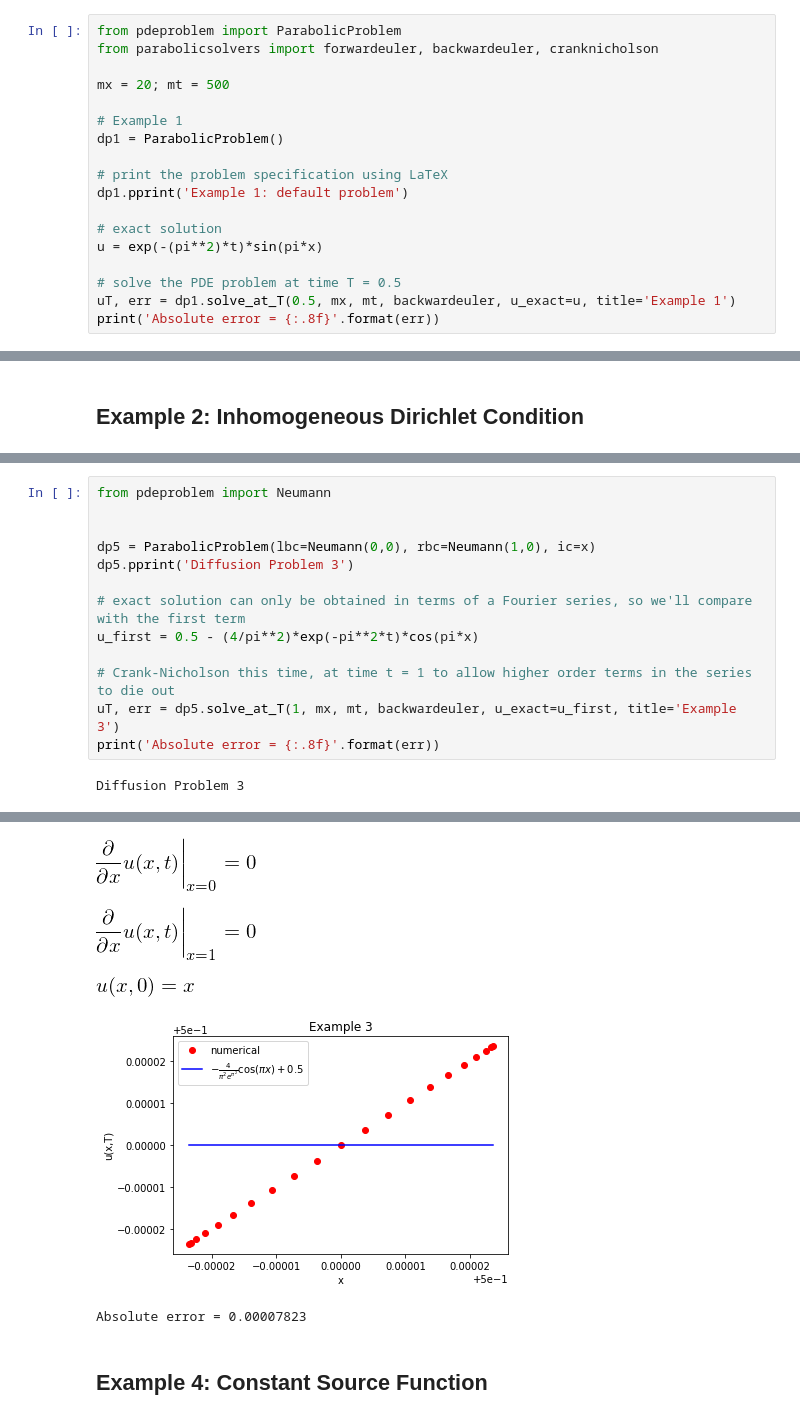
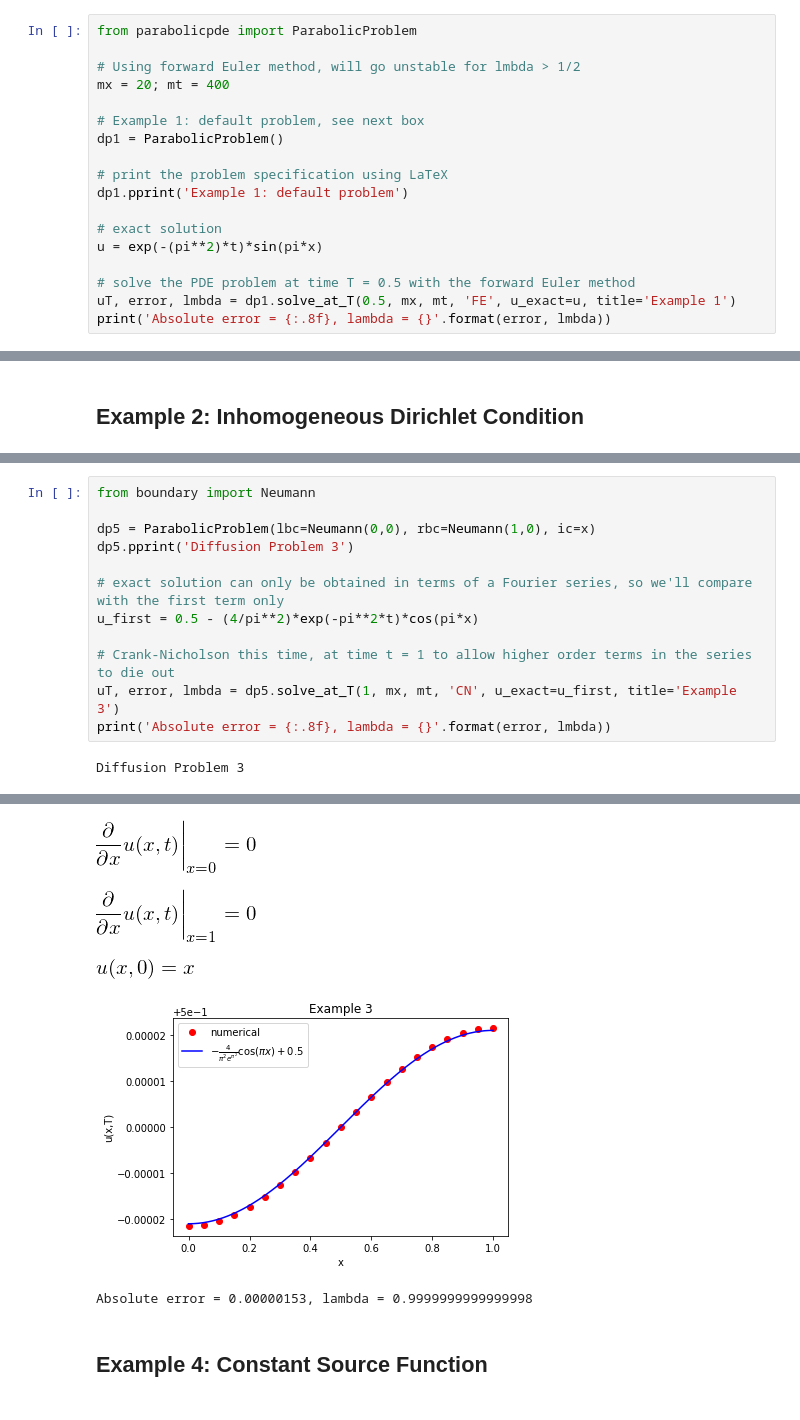
Before and after one commit to jc4196/pdes, a Jupyter notebook: Examples.ipynb, the cells around one changed output, grey strips where cells are left out. Drawn from its saved outputs; the diff is of its cells as text.

```diff
--- a/Examples.ipynb
+++ b/Examples.ipynb
@@ -11,10 +12,10 @@ init_printing()
 # %%
-from pdeproblem import ParabolicProblem
-from parabolicsolvers import forwardeuler, backwardeuler, cranknicholson
+from parabolicpde import ParabolicProblem
 
-mx = 20; mt = 500
+# Using forward Euler method, will go unstable for lmbda > 1/2
+mx = 20; mt = 400
 
-# Example 1
+# Example 1: default problem, see next box
 dp1 = ParabolicProblem()
 
 # print the problem specification using LaTeX
@@ -23,9 +24,9 @@ dp1.pprint('Example 1: default problem')
 # exact solution
 u = exp(-(pi**2)*t)*sin(pi*x)
 
-# solve the PDE problem at time T = 0.5
-uT, err = dp1.solve_at_T(0.5, mx, mt, backwardeuler, u_exact=u, title='Example 1')
-print('Absolute error = {:.8f}'.format(err))
+# solve the PDE problem at time T = 0.5 with the forward Euler method
+uT, error, lmbda = dp1.solve_at_T(0.5, mx, mt, 'FE', u_exact=u, title='Example 1')
+print('Absolute error = {:.8f}, lambda = {}'.format(error, lmbda))
 # %% [output]
 Example 1: default problem
 [figure]
@@ -63,24 +64,23 @@ Diffusion Example 2
 # %%
-from pdeproblem import Neumann
-
+from boundary import Neumann
 
 dp5 = ParabolicProblem(lbc=Neumann(0,0), rbc=Neumann(1,0), ic=x)
 dp5.pprint('Diffusion Problem 3')
 
-# exact solution can only be obtained in terms of a Fourier series, so we'll compare with the first term
+# exact solution can only be obtained in terms of a Fourier series, so we'll compare with the first term only
 u_first = 0.5 - (4/pi**2)*exp(-pi**2*t)*cos(pi*x)
 
 # Crank-Nicholson this time, at time t = 1 to allow higher order terms in the series to die out
-uT, err = dp5.solve_at_T(1, mx, mt, backwardeuler, u_exact=u_first, title='Example 3')
-print('Absolute error = {:.8f}'.format(err))
+uT, error, lmbda = dp5.solve_at_T(1, mx, mt, 'CN', u_exact=u_first, title='Example 3')
+print('Absolute error = {:.8f}, lambda = {}'.format(error, lmbda))
 # %% [output]
 Diffusion Problem 3
 [figure]
 [figure]
 [figure]
 [figure]
-[figure, old version]
+[figure, new version]
-Absolute error = 0.00007823
+Absolute error = 0.00000153, lambda = 0.9999999999999998
 # %% [markdown]
 ## Example 4: Constant Source Function ##
 # %%
```
Also changed, not shown: parts of 17 cells of this notebook, 26 other files.
